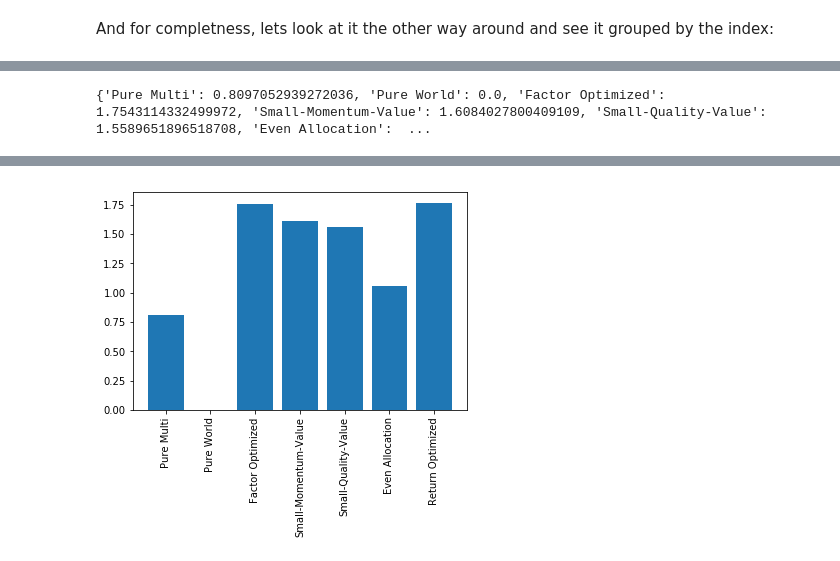
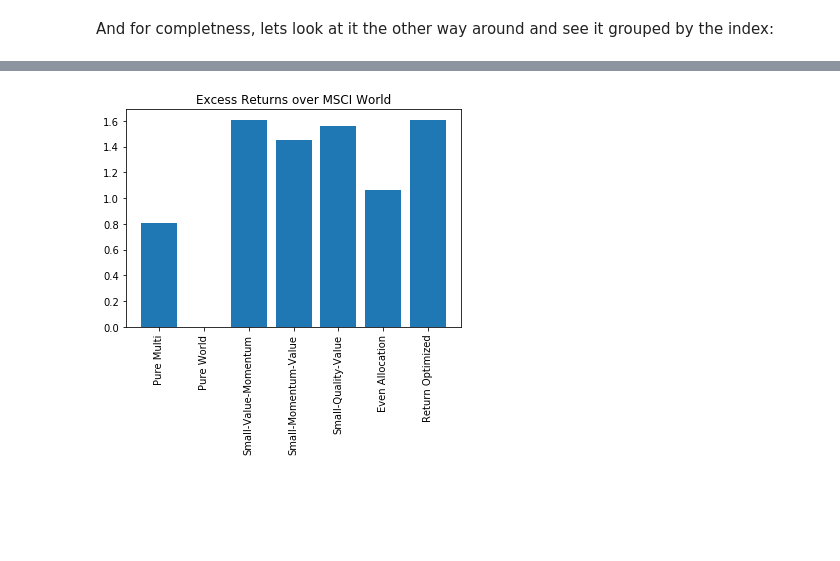
Before and after one commit to MartinLiebig/factornessy, a Jupyter notebook: FF5-Factor analysis.ipynb, the cells around one changed output, grey strips where cells are left out. Cells and saved outputs as stored; diff of their text form; code cells hidden in the pictures; blank space fills up the shorter version.

```diff
--- a/FF5-Factor analysis.ipynb
+++ b/FF5-Factor analysis.ipynb
@@ -14,5 +16,6 @@ Since the author of this analysis is based out of Germany, the amount of differe
 # %%
 index_codes = get_common_index_codes()
 index_codes.pop("Small-Cap")
-print(index_codes)
+index_codes.pop("High-Dividend (World)")
+display(pd.DataFrame.from_dict(index_codes))
 # %% [output]
@@ -239,0 +263,14 @@ dtype: float64
+# %%
+result_dict = {}
+#print(asset_allocations.keys())
+for key in asset_allocations.keys():
+    result_dict[key] = {}
+    factorness_vector = factorness(asset_allocations[key].to_array())
+    result_dict[key]["factorness"] = float(factorness_vector.sum())
+    result_dict[key]["returns"] = float(excess_returns(asset_allocations[key].to_array())[0])
+    for name, value in zip(["MKT","SMB","HML","RMW","CMA"],factorness_vector[0]):
+        result_dict[key][name] = value
+
+
+result_df = pd.DataFrame(result_dict).T.sort_values("returns",ascending=False)
+display(result_df)
@@ -245,7 +291,7 @@ Lets define bounds as \[0, 0.334\] and lets also deactivate the use of multi fac
 from scipy.optimize import minimize
 # objective function
 def func(alpha):
-    return -1*factorness(alpha).sum()
+    return -1*excess_returns(alpha)
 
 # constraint: sum(weights) = 1
 fconst = lambda w: 1 - sum(w)
@@ -255,20 +301,19 @@ cons   = ({'type':'eq','fun':fconst})
 w0 =  np.ones((len(index_codes),1))/len(index_codes)
 
 # define bounds
-b    = (0.0, 0.33)
+b    = (0.0, 0.4)
 bnds = [b for i in range(0,numberOfIndecies)]
 bnds[3] = (0.0,0.0001)
 # minimize
-sol  = minimize(func,
+sol_returns  = minimize(func,
                 w0,
                 bounds      = bnds,
                 constraints = cons)
+print(sol_returns.fun*-1)
+return_optimize_dict = {}
+for alloc, name in zip(sol_returns.x,factor_matrix.columns):
+    return_optimize_dict[name]=alloc
 
-optimized_allocation = AssetAllocation(index_names)
-optimized_allocation = optimized_allocation.set_allocations(sol.x)
-
-print(-1*sol.fun)
-print(optimized_allocation)
-print(factorness(sol.x))
-asset_allocations["Factor Optimized"] = optimized_allocation
+display(pd.DataFrame.from_records(return_optimize_dict,index=["allocation"]).round(decimals=2))
+asset_allocations["Return Optimized"] = AssetAllocation(index_names).set_allocations(sol_returns.x)
 # %% [output]
@@ -442,9 +333,9 @@ pure_world_return = return_dict["Pure World"]
 for key, value in return_dict.items():
     return_dict[key] = value-pure_world_return
 
-print(return_dict)
+display(pd.DataFrame.from_records(return_dict,index=["returns"]))
 plt.bar(return_dict.keys(), return_dict.values())
+plt.title("Excess Returns over MSCI World")
 plt.xticks(rotation = 90)
 plt.show()
 # %% [output]
-{'Pure Multi': 0.8097052939272036, 'Pure World': 0.0, 'Factor Optimized': 1.7543114332499972, 'Small-Momentum-Value': 1.6084027800409109, 'Small-Quality-Value': 1.5589651896518708, 'Even Allocation':  ...
@@ -451,4 +344,4 @@ plt.show()
-[figure, old version]
+[figure, new version]
 # %%
 from factor_estimator import create_index_of_indices
 for key, value in asset_allocations.items():
```
Also changed, not shown: parts of 44 cells of this notebook, 1 other file.
